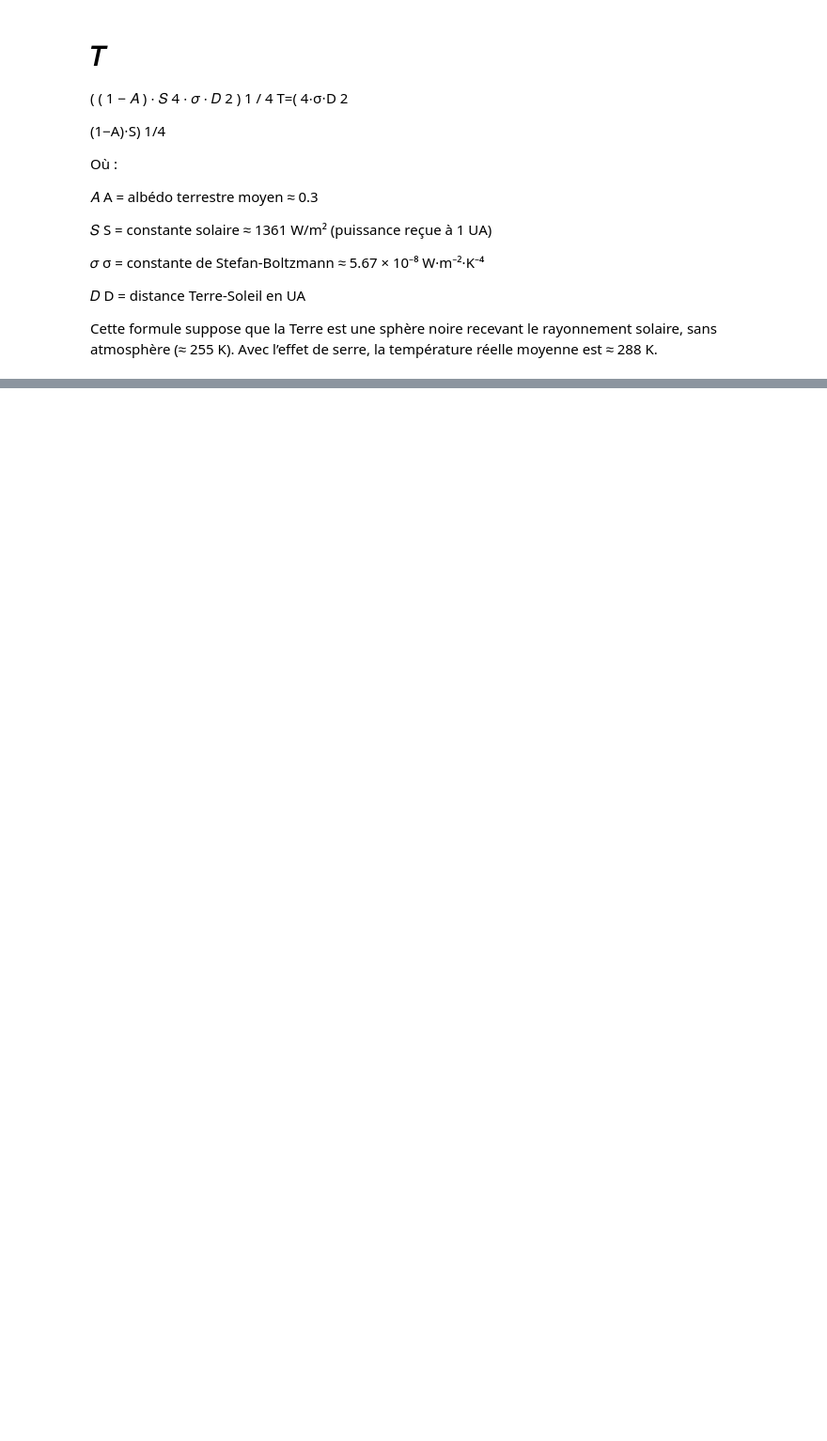
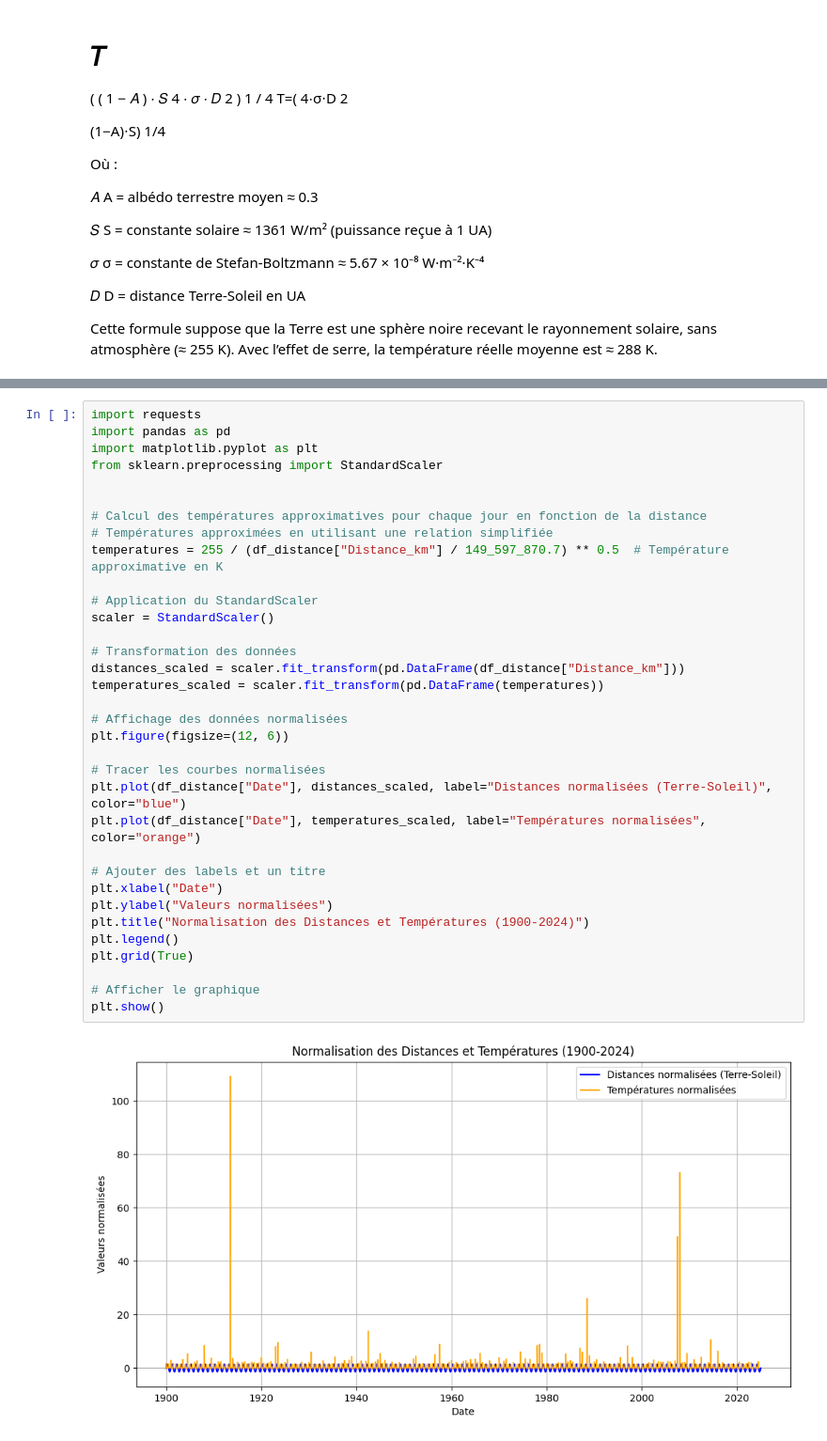
Before and after one commit to fullstackDonya/exoplanet-classification, a Jupyter notebook: Terre_Soleil.ipynb, the cells around one changed output, grey strips where cells are left out. Shown at 94% size. Cells and saved outputs as stored; diff of their text form; blank space fills up the shorter version.

```diff
--- a/Terre_Soleil.ipynb
+++ b/Terre_Soleil.ipynb
@@ -298 +515,37 @@ plt.show()
+# %%
+import requests
+import pandas as pd
+import matplotlib.pyplot as plt
+from sklearn.preprocessing import StandardScaler
+
+
+# Calcul des températures approximatives pour chaque jour en fonction de la distance
+# Températures approximées en utilisant une relation simplifiée
+temperatures = 255 / (df_distance["Distance_km"] / 149_597_870.7) ** 0.5  # Température approximative en K
+
+# Application du StandardScaler
+scaler = StandardScaler()
+
+# Transformation des données
+distances_scaled = scaler.fit_transform(pd.DataFrame(df_distance["Distance_km"]))
+temperatures_scaled = scaler.fit_transform(pd.DataFrame(temperatures))
+
+# Affichage des données normalisées
+plt.figure(figsize=(12, 6))
+
+# Tracer les courbes normalisées
+plt.plot(df_distance["Date"], distances_scaled, label="Distances normalisées (Terre-Soleil)", color="blue")
+plt.plot(df_distance["Date"], temperatures_scaled, label="Températures normalisées", color="orange")
+
+# Ajouter des labels et un titre
+plt.xlabel("Date")
+plt.ylabel("Valeurs normalisées")
+plt.title("Normalisation des Distances et Températures (1900-2024)")
+plt.legend()
+plt.grid(True)
+
+# Afficher le graphique
+plt.show()
+# %% [output]
+[figure, added]
 # %%
```
Also changed, not shown: parts of 21 cells of this notebook.
